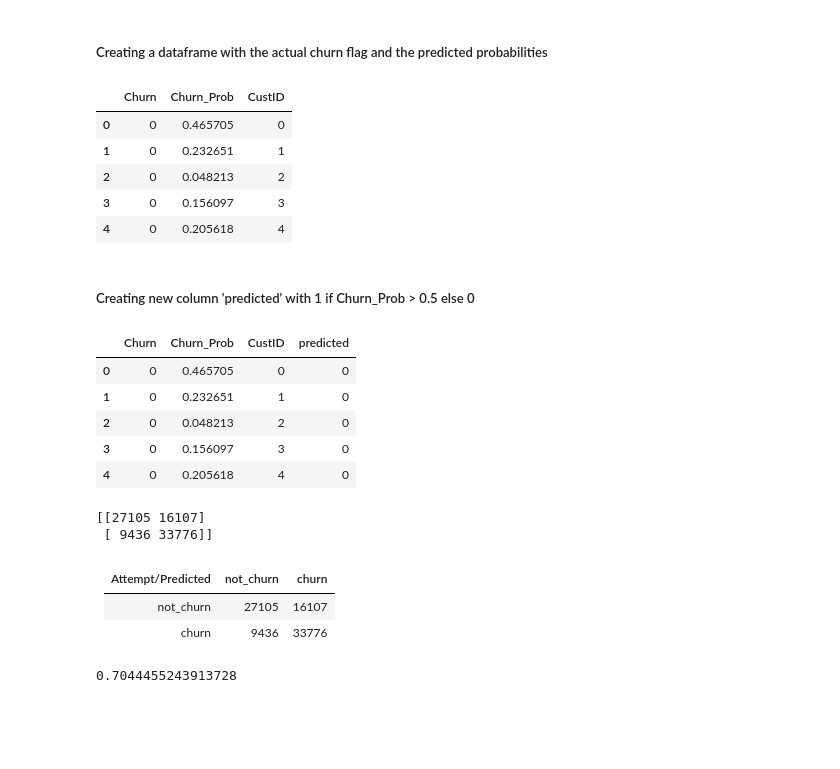
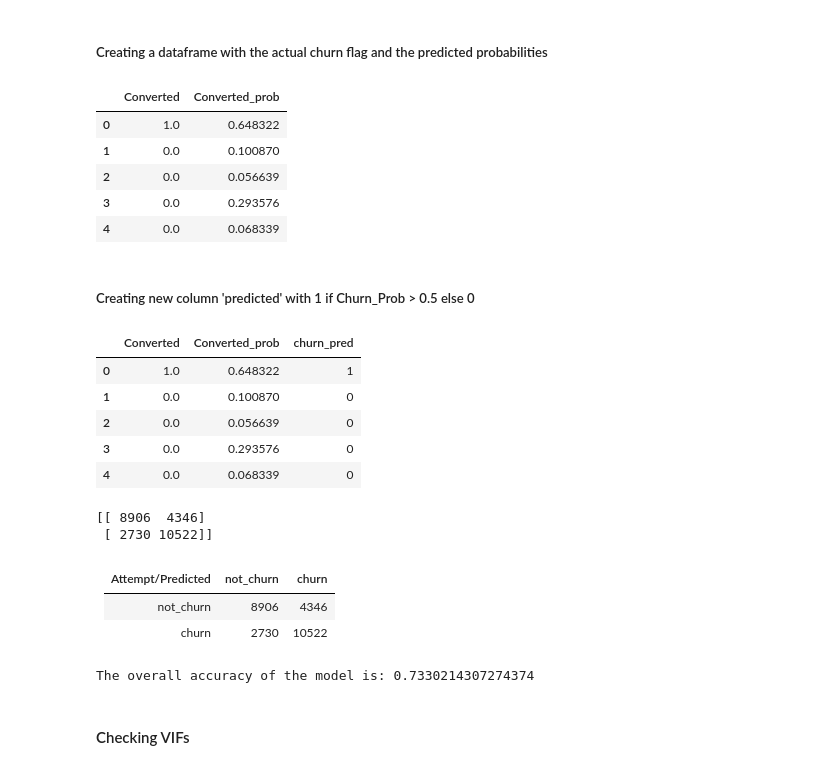
Before and after one commit to SanjayaKumarSahoo/telecom-churn-group-case-study, a Jupyter notebook: solution.ipynb, the cells around one changed output. Drawn from its saved outputs; the diff is of its cells as text; code cells hidden in the pictures; blank space fills up the shorter version.

```diff
--- a/solution.ipynb
+++ b/solution.ipynb
@@ -996,0 +788,4 @@ data_filtered.shape
+# %%
+# lets create y dataset for model building.
+y=df['churn_probability']
+y.head()
@@ -996,0 +799,6 @@ data_filtered.shape
+# %%
+# split the dateset into train and test datasets
+from sklearn.model_selection import train_test_split
+
+X_train, X_test, y_train, y_test = train_test_split(X, y, test_size=0.3, train_size=0.7, random_state=1)
+X_train.shape, X_test.shape
@@ -1021,7 +826,0 @@ memory usage: 41.2 MB
-# %%
-from sklearn.model_selection import train_test_split
-# divide data into train and test
-y = data_filtered['churn_probability']
-X = data_filtered.drop("churn_probability", axis = 1)
-X_train, X_test, y_train, y_test = train_test_split(X, y, train_size=0.7, test_size=0.3, random_state=100)
-X_train.shape, y_train.shape, X_test.shape, y_test.shape
@@ -1173,43 +981,46 @@ array([0.46570529, 0.23265097, 0.04821349, 0.15609674, 0.20561768,
 # %% [markdown]
 ##### Creating a dataframe with the actual churn flag and the predicted probabilities
 # %%
-y_train_sm_pred_final = pd.DataFrame({'Churn':y_train_sm.values, 'Churn_Prob':y_train_sm_pred})
-y_train_sm_pred_final['CustID'] = y_train_sm.index
+y_train_sm_pred_final = pd.DataFrame({'Converted':y_train_sm.values, 'Converted_prob':y_train_sm_pred})
 y_train_sm_pred_final.head()
 # %% [output]
-|  | Churn | Churn_Prob | CustID |
-| 0 | 0 | 0.465705 | 0 |
-| 1 | 0 | 0.232651 | 1 |
-| 2 | 0 | 0.048213 | 2 |
-| 3 | 0 | 0.156097 | 3 |
-| 4 | 0 | 0.205618 | 4 |
+|  | Converted | Converted_prob |
+| 0 | 1.0 | 0.648322 |
+| 1 | 0.0 | 0.100870 |
+| 2 | 0.0 | 0.056639 |
+| 3 | 0.0 | 0.293576 |
+| 4 | 0.0 | 0.068339 |
 # %% [markdown]
 ##### Creating new column 'predicted' with 1 if Churn_Prob > 0.5 else 0
 # %%
-y_train_sm_pred_final['predicted'] = y_train_sm_pred_final.Churn_Prob.map(lambda x: 1 if x > 0.5 else 0)
+y_train_sm_pred_final['churn_pred'] = y_train_sm_pred_final.Converted_prob.map(lambda x: 1 if x > 0.5 else 0)
+
+# Viewing the prediction results
 y_train_sm_pred_final.head()
 # %% [output]
-|  | Churn | Churn_Prob | CustID | predicted |
-| 0 | 0 | 0.465705 | 0 | 0 |
-| 1 | 0 | 0.232651 | 1 | 0 |
-| 2 | 0 | 0.048213 | 2 | 0 |
-| 3 | 0 | 0.156097 | 3 | 0 |
-| 4 | 0 | 0.205618 | 4 | 0 |
+|  | Converted | Converted_prob | churn_pred |
+| 0 | 1.0 | 0.648322 | 1 |
+| 1 | 0.0 | 0.100870 | 0 |
+| 2 | 0.0 | 0.056639 | 0 |
+| 3 | 0.0 | 0.293576 | 0 |
+| 4 | 0.0 | 0.068339 | 0 |
 # %%
 from sklearn import metrics
 # Confusion matrix
-confusion = metrics.confusion_matrix(y_train_sm_pred_final.Churn, y_train_sm_pred_final.predicted )
+confusion = metrics.confusion_matrix(y_train_sm_pred_final.Converted, y_train_sm_pred_final.churn_pred )
 print(confusion)
 # %% [output]
-[[27105 16107]
- [ 9436 33776]]
+[[ 8906  4346]
+ [ 2730 10522]]
 # %% [markdown]
 | Attempt/Predicted | not_churn | churn |
 | :---: | :---: | :---:
-| not_churn | 27105 | 16107 |
-| churn | 9436 | 33776 |
+| not_churn | 8906 | 4346 |
+| churn | 2730 | 10522 |
 # %%
-# Let's check the overall accuracy.
-print(metrics.accuracy_score(y_train_sm_pred_final.Churn, y_train_sm_pred_final.predicted))
+# Checking the overall accuracy.
+print("The overall accuracy of the model is:",metrics.accuracy_score(y_train_sm_pred_final.Converted, y_train_sm_pred_final.churn_pred))
 # %% [output]
-0.7044455243913728
+The overall accuracy of the model is: 0.7330214307274374
+# %% [markdown]
+#### Checking VIFs
```
Also changed, not shown: parts of 233 cells of this notebook.
